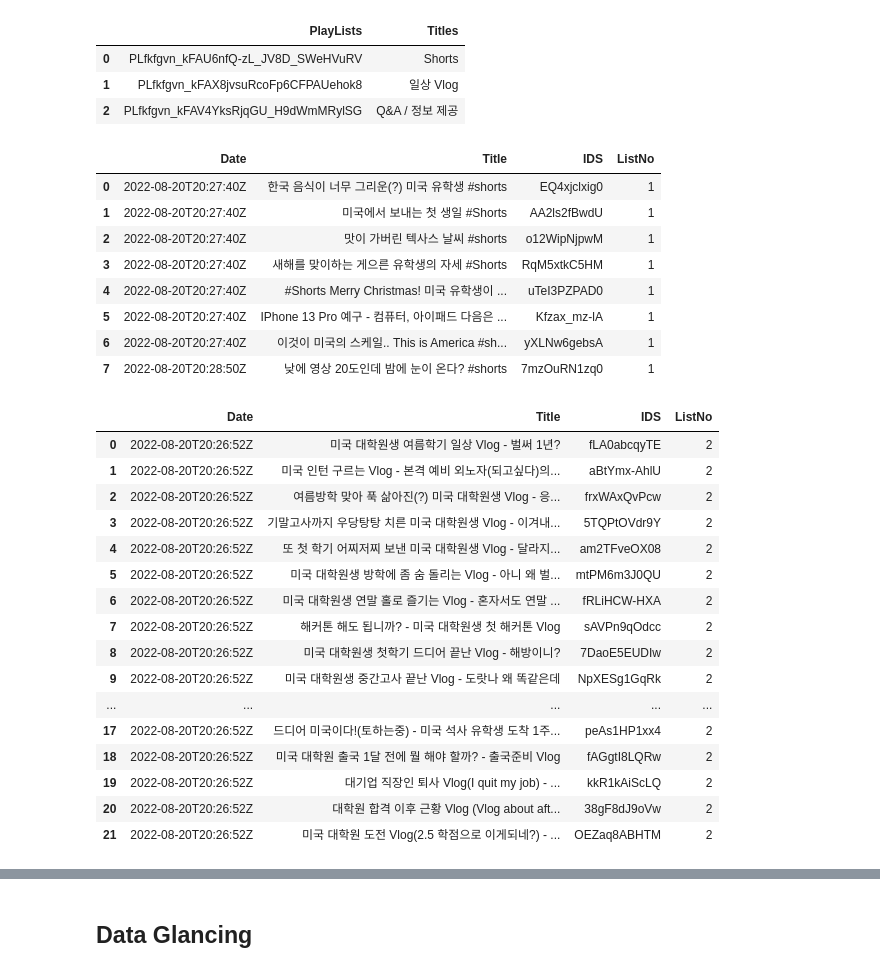
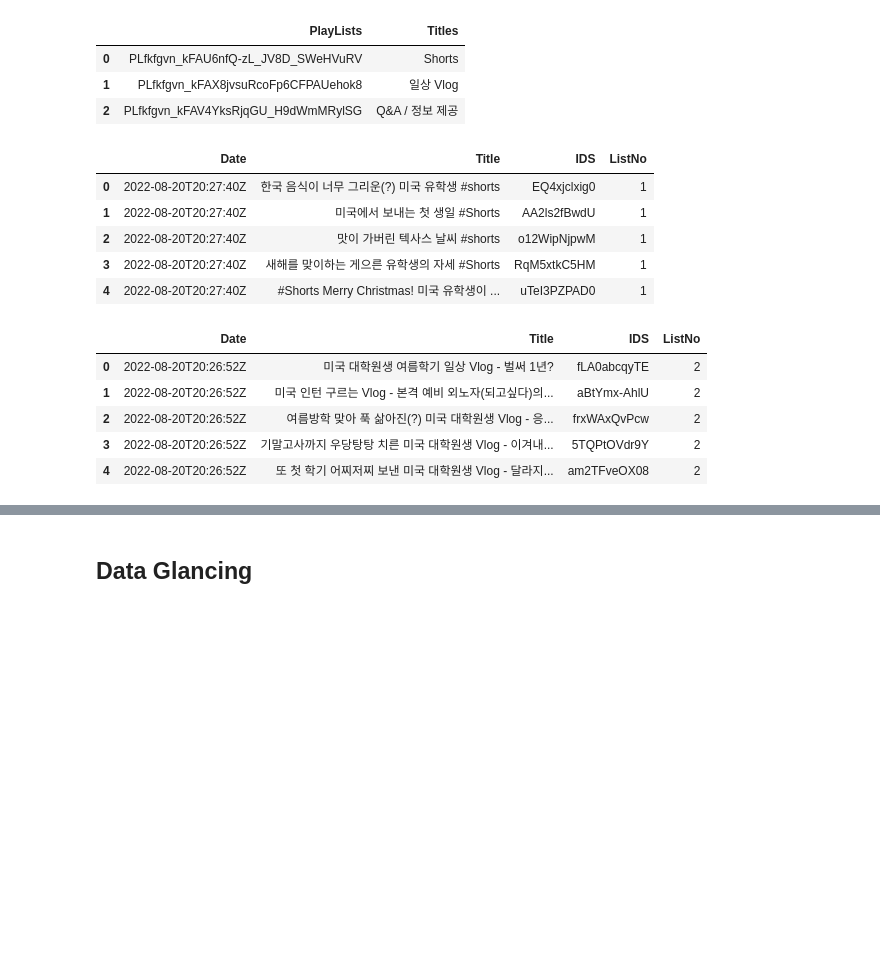
Before and after one commit to kyseshim/Youtube_mydata_analysis, a Jupyter notebook: Youtube_mydata_analysis.ipynb, the cells around one changed output, grey strips where cells are left out. Saved outputs shown, nothing was run; the diff lists cells and outputs as text; code cells hidden in the pictures; blank space fills up the shorter version.

```diff
--- a/Youtube_mydata_analysis.ipynb
+++ b/Youtube_mydata_analysis.ipynb
@@ -81,7 +81,7 @@ for v in playlistitems_list_response['items']:
 vdf=pd.DataFrame([date,video_names,video_ids]).T
 vdf.columns=['Date','Title','IDS']
 vdf['ListNo'] = 1
-vdf
+vdf.head(5)
 # %% [output]
 |  | Date | Title | IDS | ListNo |
 | 0 | 2022-08-20T20:27:40Z | 한국 음식이 너무 그리운(?) 미국 유학생 #shorts | EQ4xjclxig0 | 1 |
@@ -89,49 +89,35 @@ vdf
 | 2 | 2022-08-20T20:27:40Z | 맛이 가버린 텍사스 날씨 #shorts | o12WipNjpwM | 1 |
 | 3 | 2022-08-20T20:27:40Z | 새해를 맞이하는 게으른 유학생의 자세 #Shorts | RqM5xtkC5HM | 1 |
 | 4 | 2022-08-20T20:27:40Z | #Shorts Merry Christmas! 미국 유학생이 ... | uTeI3PZPAD0 | 1 |
-| 5 | 2022-08-20T20:27:40Z | IPhone 13 Pro 예구 - 컴퓨터, 아이패드 다음은 ... | Kfzax_mz-lA | 1 |
-| 6 | 2022-08-20T20:27:40Z | 이것이 미국의 스케일.. This is America #sh... | yXLNw6gebsA | 1 |
-| 7 | 2022-08-20T20:28:50Z | 낮에 영상 20도인데 밤에 눈이 온다? #shorts | 7mzOuRN1zq0 | 1 |
 # %%
 dtcu2=df['PlayLists'][1]
 playlist_videos=youtube.playlistItems().list(
     playlistId=dtcu2,
     part='snippet',
     maxResults=50)
 
 playlistitems_list_response=playlist_videos.execute()
 
 video_names=[]
 video_ids=[]
 date=[]
 
 for v in playlistitems_list_response['items']:
     video_names.append(v['snippet']['title'])
     video_ids.append(v['snippet']['resourceId']['videoId'])
     date.append(v['snippet']['publishedAt'])
 
 vdf2=pd.DataFrame([date,video_names,video_ids]).T
 vdf2.columns=['Date','Title','IDS']
 vdf2['ListNo'] = 2
-vdf2
+vdf2.head(5)
 # %% [output]
 |  | Date | Title | IDS | ListNo |
 | 0 | 2022-08-20T20:26:52Z | 미국 대학원생 여름학기 일상 Vlog - 벌써 1년? | fLA0abcqyTE | 2 |
 | 1 | 2022-08-20T20:26:52Z | 미국 인턴 구르는 Vlog - 본격 예비 외노자(되고싶다)의... | aBtYmx-AhlU | 2 |
 | 2 | 2022-08-20T20:26:52Z | 여름방학 맞아 푹 삶아진(?) 미국 대학원생 Vlog - 응... | frxWAxQvPcw | 2 |
 | 3 | 2022-08-20T20:26:52Z | 기말고사까지 우당탕탕 치른 미국 대학원생 Vlog - 이겨내... | 5TQPtOVdr9Y | 2 |
 | 4 | 2022-08-20T20:26:52Z | 또 첫 학기 어찌저찌 보낸 미국 대학원생 Vlog - 달라지... | am2TFveOX08 | 2 |
-| 5 | 2022-08-20T20:26:52Z | 미국 대학원생 방학에 좀 숨 돌리는 Vlog - 아니 왜 벌... | mtPM6m3J0QU | 2 |
-| 6 | 2022-08-20T20:26:52Z | 미국 대학원생 연말 홀로 즐기는 Vlog - 혼자서도 연말 ... | fRLiHCW-HXA | 2 |
-| 7 | 2022-08-20T20:26:52Z | 해커톤 해도 됩니까? - 미국 대학원생 첫 해커톤 Vlog | sAVPn9qOdcc | 2 |
-| 8 | 2022-08-20T20:26:52Z | 미국 대학원생 첫학기 드디어 끝난 Vlog - 해방이니? | 7DaoE5EUDIw | 2 |
-| 9 | 2022-08-20T20:26:52Z | 미국 대학원생 중간고사 끝난 Vlog - 도랏나 왜 똑같은데 | NpXESg1GqRk | 2 |
-| ... | ... | ... | ... | ... |
-| 17 | 2022-08-20T20:26:52Z | 드디어 미국이다!(토하는중) - 미국 석사 유학생 도착 1주... | peAs1HP1xx4 | 2 |
-| 18 | 2022-08-20T20:26:52Z | 미국 대학원 출국 1달 전에 뭘 해야 할까? - 출국준비 Vlog | fAGgtI8LQRw | 2 |
-| 19 | 2022-08-20T20:26:52Z | 대기업 직장인 퇴사 Vlog(I quit my job) - ... | kkR1kAiScLQ | 2 |
-| 20 | 2022-08-20T20:26:52Z | 대학원 합격 이후 근황 Vlog (Vlog about aft... | 38gF8dJ9oVw | 2 |
-| 21 | 2022-08-20T20:26:52Z | 미국 대학원 도전 Vlog(2.5 학점으로 이게되네?) - ... | OEZaq8ABHTM | 2 |
 # %%
 dtcu3=df['PlayLists'][2]
 playlist_videos=youtube.playlistItems().list(
```
Also changed, not shown: parts of 16 cells of this notebook.
